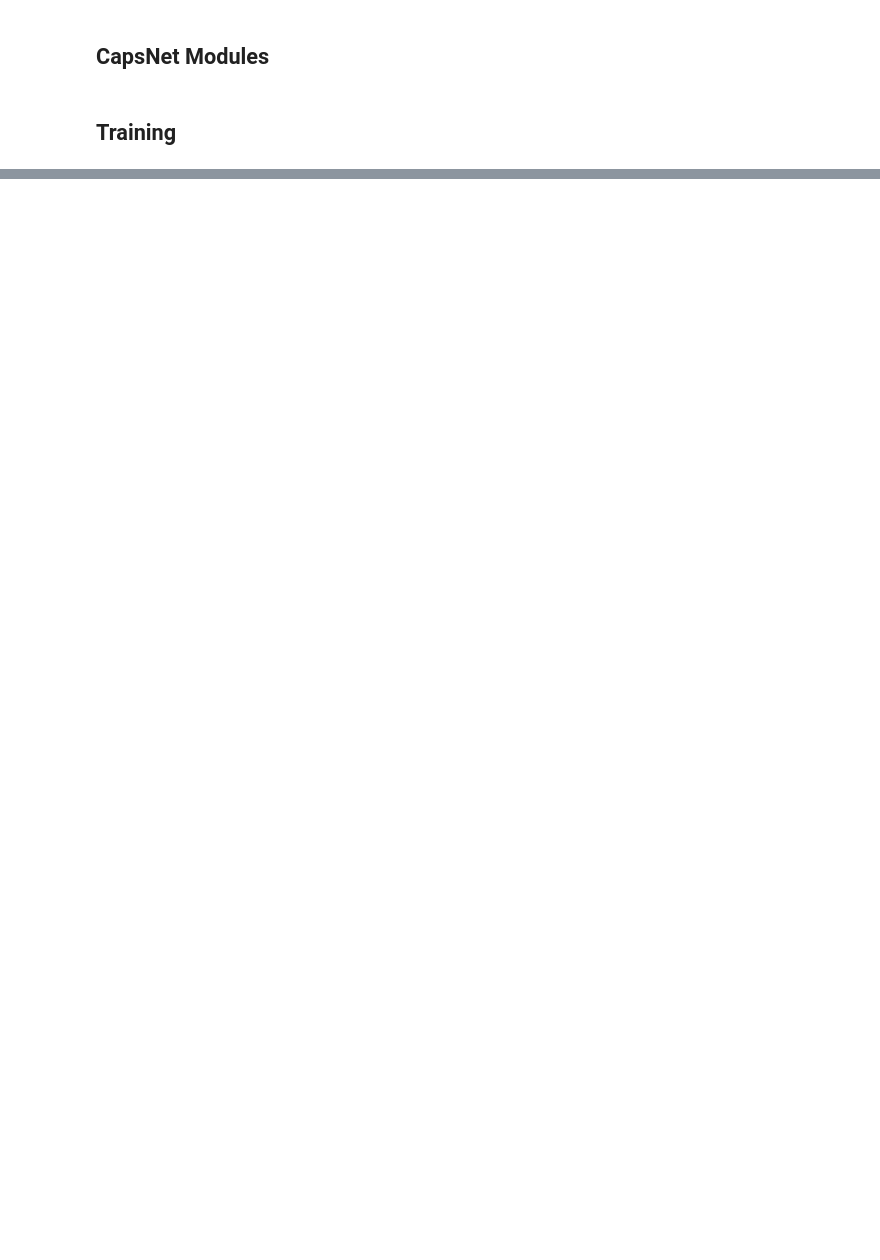
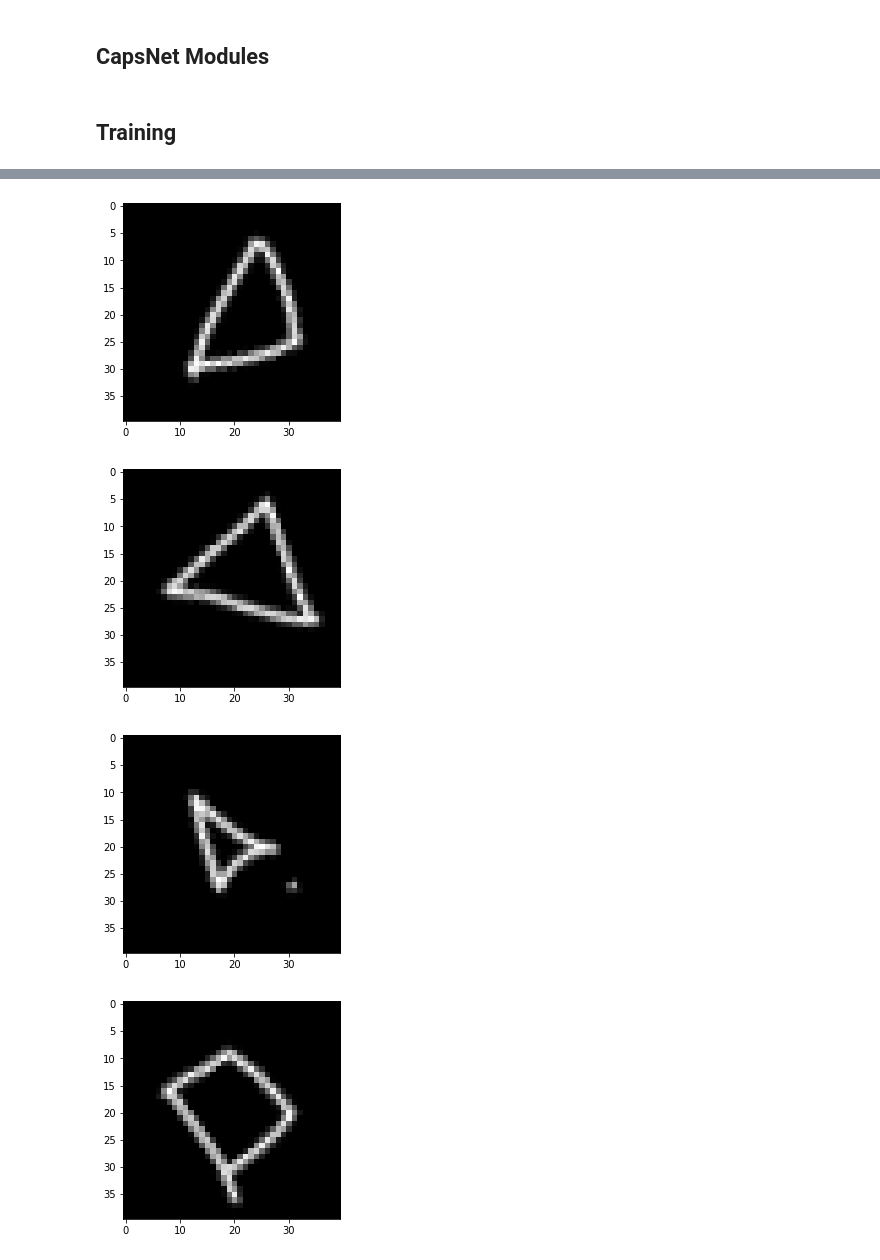
Before and after one commit to HanziJiang/CapsNet-ResNet-Performance-Analysis, a Jupyter notebook: guide_big.ipynb, the cells around one changed output, grey strips where cells are left out. Drawn from its saved outputs; the diff is of its cells as text; code cells hidden in the pictures; blank space fills up the shorter version.

```diff
--- a/guide_big.ipynb
+++ b/guide_big.ipynb
@@ -631,0 +641,14 @@ Accuracy: 3250/6000 0.5417
+# %%
+# evaluate(opt, valid_loader, model, 'VALID', False)
+# test_loader = loader.test_loader
+# evaluate(opt, test_loader, model, 'TEST', False)
+for data, target in test_loader:
+    for j in range(6):
+        plt.figure()
+        plt.imshow(data[j], cmap = "gray")
+    break
+# %% [output]
+[figure, added]
+[figure, added]
+[figure, added]
+[figure, added]
```
Also changed, not shown: parts of 9 cells of this notebook, 1 other file.
